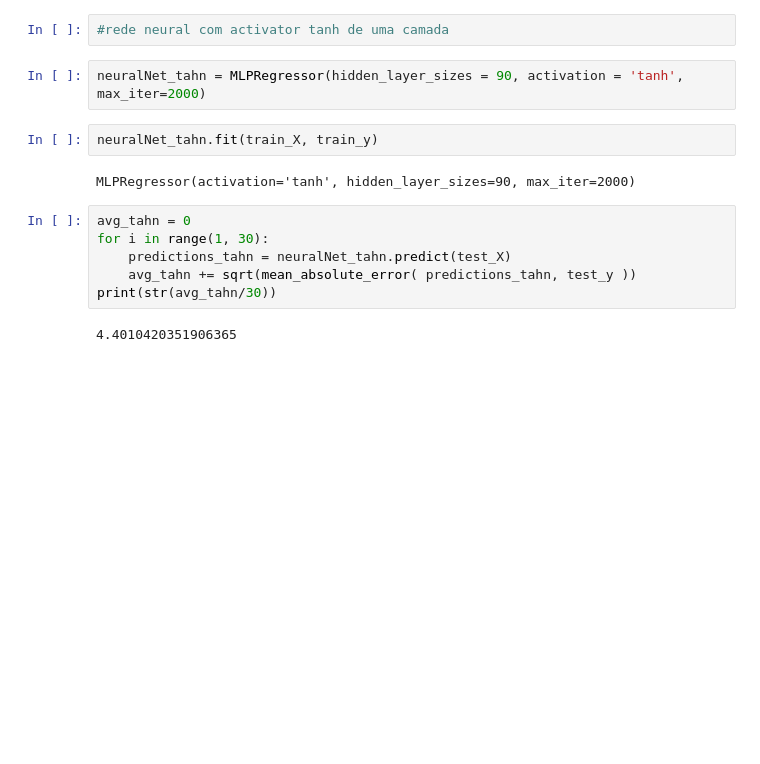
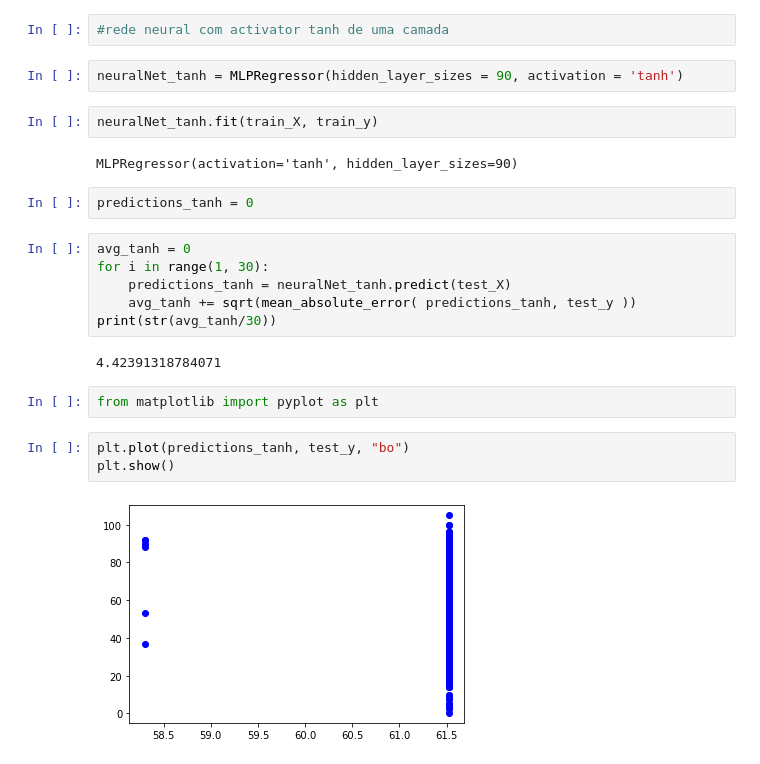
Before and after one commit to FLira2000/supercon, a Jupyter notebook: super123/neuralNets/NNet_tahnActiv_singleLayer.ipynb, the cells around one changed output. Cells and saved outputs as stored; diff of their text form; blank space fills up the shorter version.

```diff
--- a/super123/neuralNets/NNet_tahnActiv_singleLayer.ipynb
+++ b/super123/neuralNets/NNet_tahnActiv_singleLayer.ipynb
@@ -58,16 +58,25 @@ test_X = df_imputer.transform(test_X)
 # %%
 #rede neural com activator tanh de uma camada
 # %%
-neuralNet_tahn = MLPRegressor(hidden_layer_sizes = 90, activation = 'tanh', max_iter=2000)
+neuralNet_tanh = MLPRegressor(hidden_layer_sizes = 90, activation = 'tanh')
 # %%
-neuralNet_tahn.fit(train_X, train_y)
+neuralNet_tanh.fit(train_X, train_y)
 # %% [output]
-MLPRegressor(activation='tanh', hidden_layer_sizes=90, max_iter=2000)
+MLPRegressor(activation='tanh', hidden_layer_sizes=90)
+# %%
+predictions_tanh = 0
 # %%
-avg_tahn = 0
+avg_tanh = 0
 for i in range(1, 30):
-    predictions_tahn = neuralNet_tahn.predict(test_X)
-    avg_tahn += sqrt(mean_absolute_error( predictions_tahn, test_y ))
-print(str(avg_tahn/30))
+    predictions_tanh = neuralNet_tanh.predict(test_X)
+    avg_tanh += sqrt(mean_absolute_error( predictions_tanh, test_y ))
+print(str(avg_tanh/30))
 # %% [output]
-4.4010420351906365
+4.42391318784071
+# %%
+from matplotlib import pyplot as plt
+# %%
+plt.plot(predictions_tanh, test_y, "bo")
+plt.show()
+# %% [output]
+[figure, added]
```
Also changed, not shown: 4 other files.
